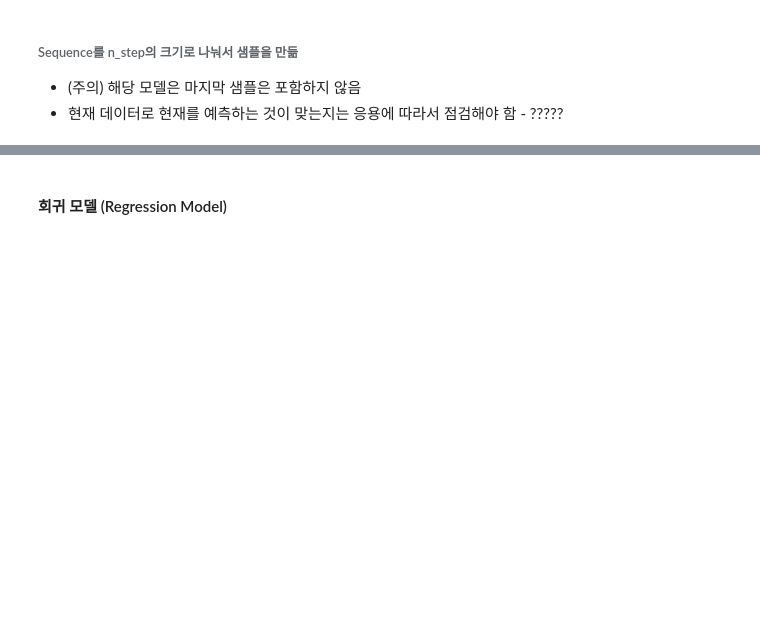
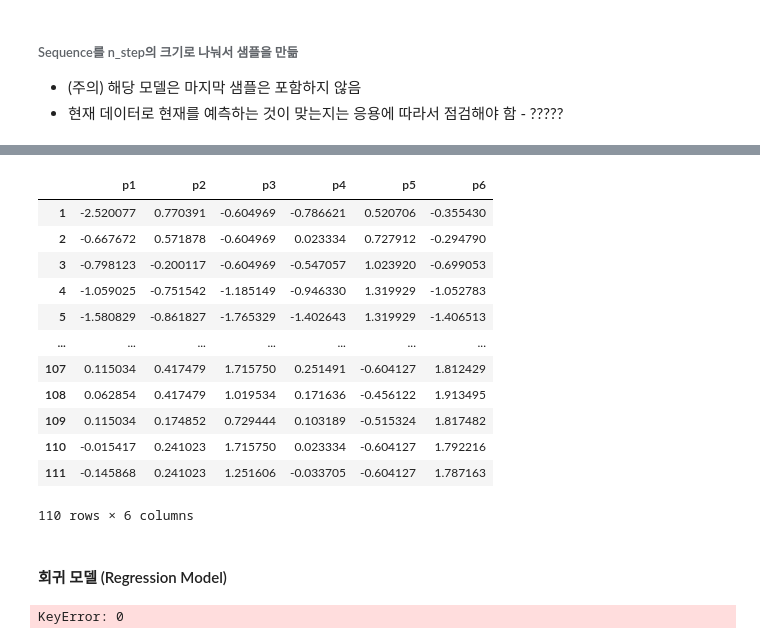
Before and after one commit to imbiotech/skbtML, a Jupyter notebook: k_pda_gmp_w_s.ipynb, the cells around one changed output, grey strips where cells are left out. Saved outputs shown, nothing was run; the diff lists cells and outputs as text; code cells hidden in the pictures; blank space fills up the shorter version.

```diff
--- a/k_pda_gmp_w_s.ipynb
+++ b/k_pda_gmp_w_s.ipynb
@@ -958,2 +1087,26 @@ array([[[ 0,  1,  2],
+# %%
+ipc_df_trn[features]
+# %% [output]
+|  | p1 | p2 | p3 | p4 | p5 | p6 |
+| 1 | -2.520077 | 0.770391 | -0.604969 | -0.786621 | 0.520706 | -0.355430 |
+| 2 | -0.667672 | 0.571878 | -0.604969 | 0.023334 | 0.727912 | -0.294790 |
+| 3 | -0.798123 | -0.200117 | -0.604969 | -0.547057 | 1.023920 | -0.699053 |
+| 4 | -1.059025 | -0.751542 | -1.185149 | -0.946330 | 1.319929 | -1.052783 |
+| 5 | -1.580829 | -0.861827 | -1.765329 | -1.402643 | 1.319929 | -1.406513 |
+| ... | ... | ... | ... | ... | ... | ... |
+| 107 | 0.115034 | 0.417479 | 1.715750 | 0.251491 | -0.604127 | 1.812429 |
+| 108 | 0.062854 | 0.417479 | 1.019534 | 0.171636 | -0.456122 | 1.913495 |
+| 109 | 0.115034 | 0.174852 | 0.729444 | 0.103189 | -0.515324 | 1.817482 |
+| 110 | -0.015417 | 0.241023 | 1.715750 | 0.023334 | -0.604127 | 1.792216 |
+| 111 | -0.145868 | 0.241023 | 1.251606 | -0.033705 | -0.604127 | 1.787163 |
+110 rows × 6 columns
 # %% [markdown]
 #### 회귀 모델 (Regression Model)
+# %%
+res2 = []
+
+label_array = np.concatenate(ipc_df_trn["Result"][n_steps:len(ipc_df_trn)])
+
+# label_array.shape
+# %% [output]
+KeyError: 0
```
Also changed, not shown: parts of 16 cells of this notebook.
